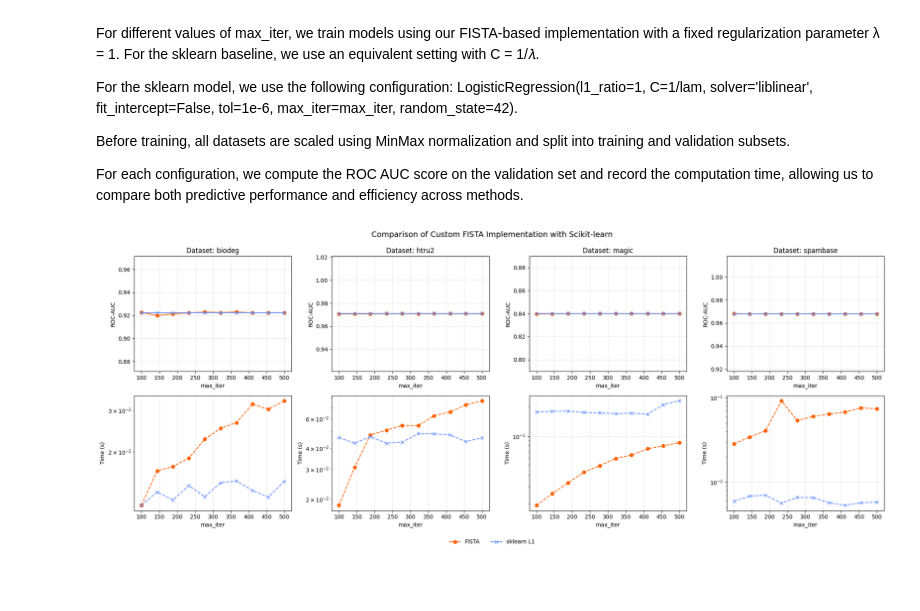
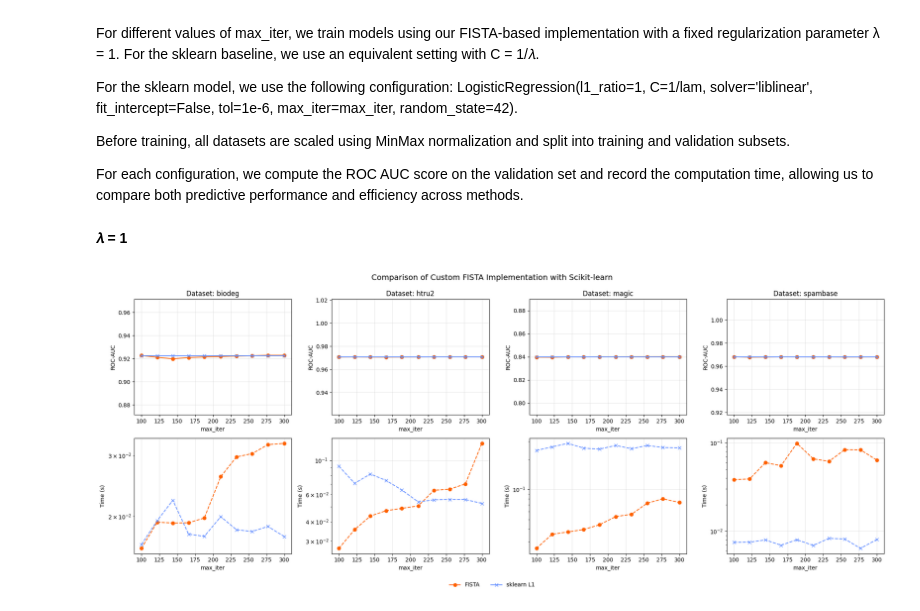
Before and after one commit to kwiatkowskaa/logistic-regression-missing-labels, a Jupyter notebook: notebooks/fista_logreg_unlabeled.ipynb, the cells around one changed output. Cells and saved outputs as stored; diff of their text form; code cells hidden in the pictures; blank space fills up the shorter version.

```diff
--- a/notebooks/fista_logreg_unlabeled.ipynb
+++ b/notebooks/fista_logreg_unlabeled.ipynb
@@ -209,7 +210,9 @@ def compare_fista_sklearn(processed_datasets, max_iters=[100, 500, 1000], lam=1.
 
     df = pd.DataFrame(results)
     df.to_csv("results/fista_compare_sklearn.csv", index=False)
+# %% [markdown]
+**𝜆 = 1**
 # %%
-compare_fista_sklearn(processed_datasets, max_iters=np.linspace(100, 500, 10).astype(int), lam=1.0)
+compare_fista_sklearn(processed_datasets, max_iters=np.linspace(100, 300, 10).astype(int), lam=1.0)
 # %% [output]
-[figure, old version]
+[figure, new version]
```
Also changed, not shown: parts of 14 cells of this notebook.
